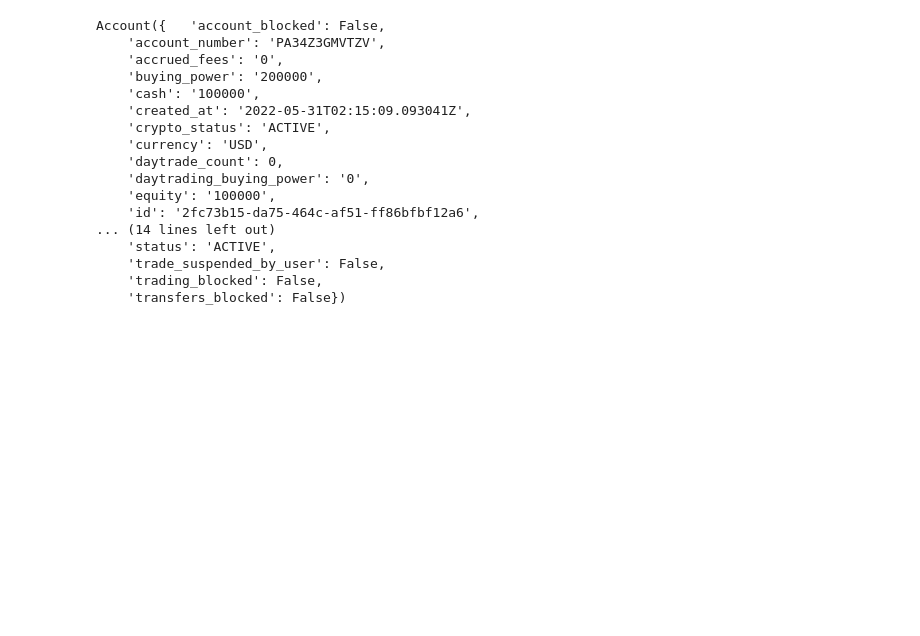
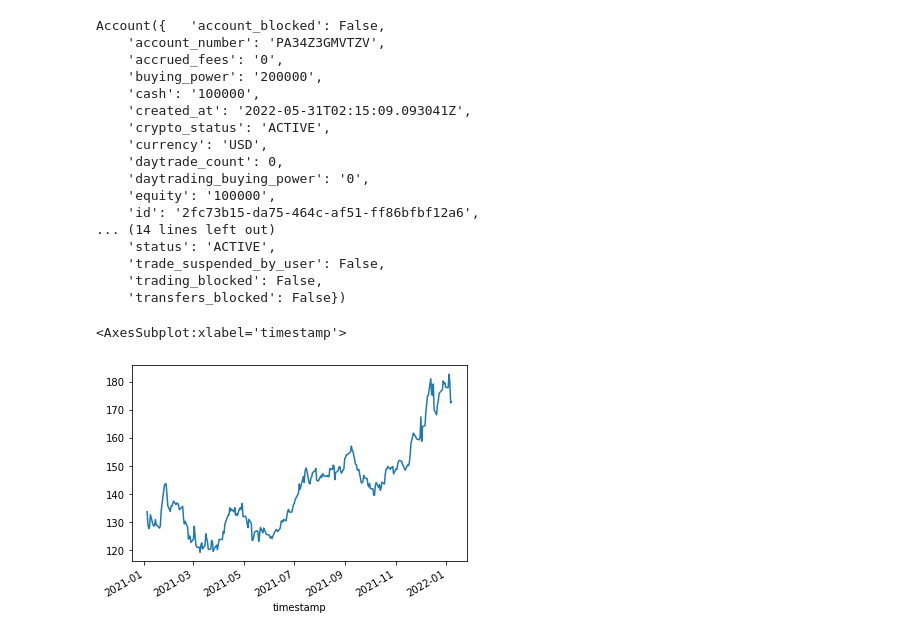
Before and after one commit to michaelortiz05/algotrader, a Jupyter notebook: algotest.ipynb, the cells around one changed output. Saved outputs shown, nothing was run; the diff lists cells and outputs as text; code cells hidden in the pictures; blank space fills up the shorter version.

```diff
--- a/algotest.ipynb
+++ b/algotest.ipynb
@@ -37,0 +40,5 @@ Account({   'account_blocked': False,
+# %%
+api.get_bars("AAPL", TimeFrame.Day, "2021-01-01", "2022-01-08", adjustment='raw').df['open'].plot()
+# %% [output]
+<AxesSubplot:xlabel='timestamp'>
+[figure, added]
```
Also changed, not shown: parts of 2 cells of this notebook.
